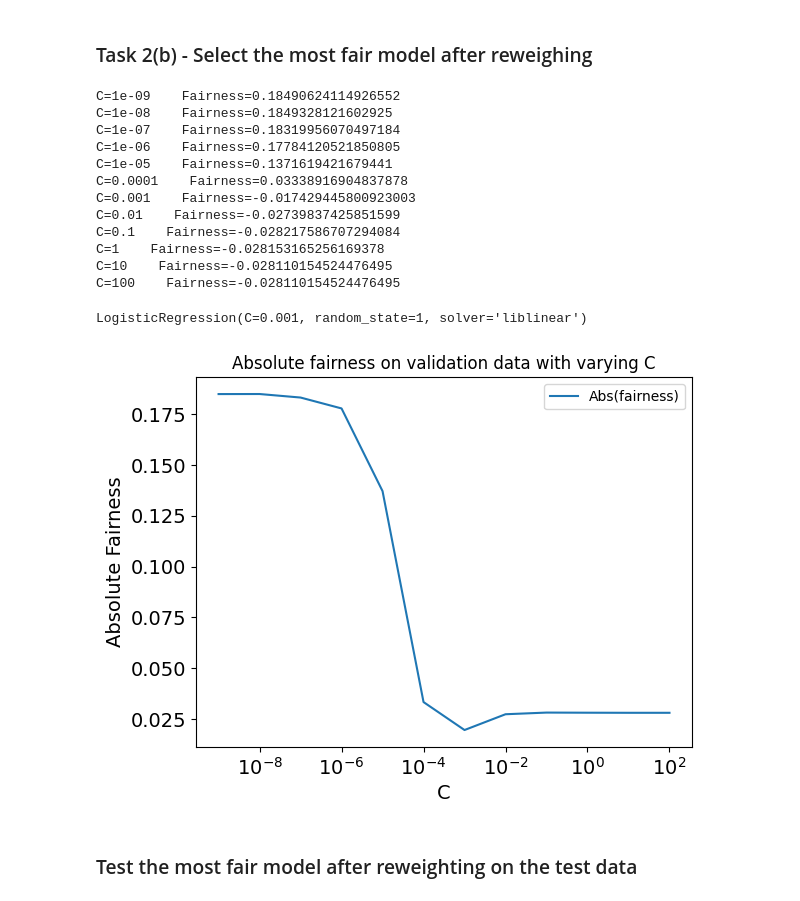
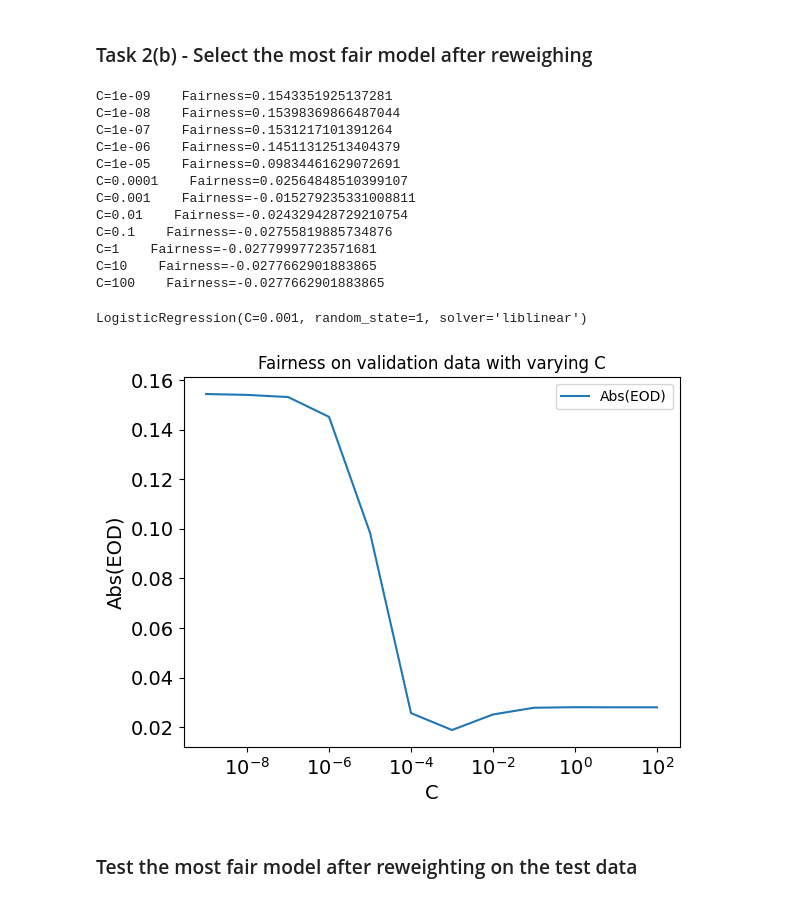
Before and after one commit to mitsides06/Fairness-ML, a Jupyter notebook: main.ipynb, the cells around one changed output. Cells and saved outputs as stored; diff of their text form; code cells hidden in the pictures.

```diff
--- a/main.ipynb
+++ b/main.ipynb
@@ -49,10 +49,14 @@ from aif360.datasets import StandardDataset
 import pandas as pd
 data = pd.DataFrame(features, columns = ACSEmployment.features)
 data['label'] = label
+categorical_columns = ['MAR', 'RELP', 'ESP', 'CIT', 'MIG', 'MIL', 'ANC', 'NATIVITY', 'DEAR', 'DEYE', 'DREM', 'SEX', 'RAC1P', 'GCL']
+
+# apply one-hot encoding
+encoded_data = pd.get_dummies(data, columns=categorical_columns)
 favorable_classes = [True]
 protected_attribute_names = [ACSEmployment.group]
 privileged_classes = np.array([[1]])
-data_for_aif = StandardDataset(data, 'label', favorable_classes = favorable_classes,
+data_for_aif = StandardDataset(encoded_data, 'label', favorable_classes = favorable_classes,
                       protected_attribute_names = protected_attribute_names,
                       privileged_classes = privileged_classes)
 privileged_groups = [{'DIS': 1}]
@@ -366,36 +370,36 @@ final_model, final_scaler, final_fairness, parameters, mean_fairnesses_abs, mean
 for parameter, fairness in zip(parameters, mean_fairnesses):
     print(f"C={parameter}    Fairness={fairness}")
 # %% [output]
-C=1e-09    Fairness=0.18490624114926552
-C=1e-08    Fairness=0.1849328121602925
-C=1e-07    Fairness=0.18319956070497184
-C=1e-06    Fairness=0.17784120521850805
-C=1e-05    Fairness=0.1371619421679441
-C=0.0001    Fairness=0.03338916904837878
-C=0.001    Fairness=-0.017429445800923003
-C=0.01    Fairness=-0.02739837425851599
-C=0.1    Fairness=-0.028217586707294084
-C=1    Fairness=-0.028153165256169378
-C=10    Fairness=-0.028110154524476495
-C=100    Fairness=-0.028110154524476495
+C=1e-09    Fairness=0.1543351925137281
+C=1e-08    Fairness=0.15398369866487044
+C=1e-07    Fairness=0.1531217101391264
+C=1e-06    Fairness=0.14511312513404379
+C=1e-05    Fairness=0.09834461629072691
+C=0.0001    Fairness=0.02564848510399107
+C=0.001    Fairness=-0.015279235331008811
+C=0.01    Fairness=-0.024329428729210754
+C=0.1    Fairness=-0.02755819885734876
+C=1    Fairness=-0.02779997723571681
+C=10    Fairness=-0.0277662901883865
+C=100    Fairness=-0.0277662901883865
 # %%
 final_model
 # %% [output]
 LogisticRegression(C=0.001, random_state=1, solver='liblinear')
 # %%
-plt.plot(parameters, mean_fairnesses_abs, label='Abs(fairness)')
+plt.plot(parameters, mean_fairnesses_abs, label='Abs(EOD)')
 plt.xscale('log')
 plt.tick_params(axis='both', which='major', labelsize=14)
-plt.title('Absolute fairness on validation data with varying C')
+plt.title('Fairness on validation data with varying C')
 plt.xlabel('C', fontsize=14)
-plt.ylabel('Absolute Fairness', fontsize=14)
+plt.ylabel('Abs(EOD)', fontsize=14)
 
 
 plt.legend()
 #plt.savefig("pre_fairness.png", dpi=600)
 plt.show()
 # %% [output]
-[figure, old version]
+[figure, new version]
 # %% [markdown]
 ### Test the most fair model after reweighting on the test data
 # %%
```
Also changed, not shown: parts of 52 cells of this notebook.
